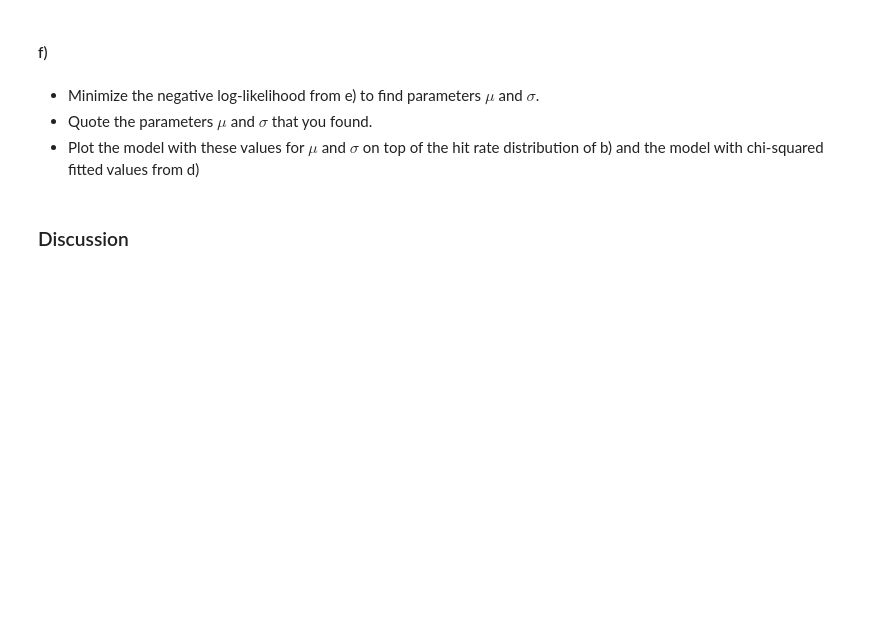
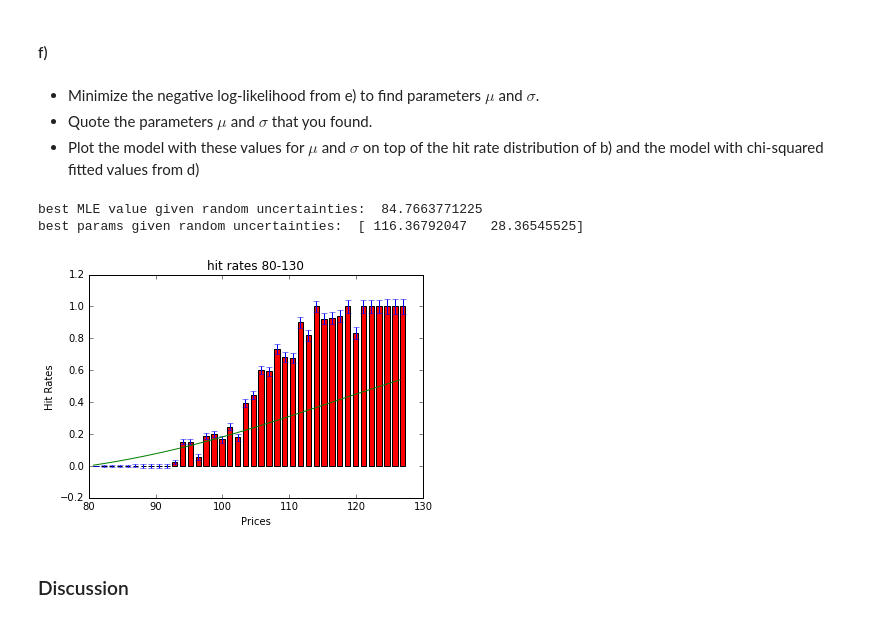
Before and after one commit to RFHO-BDSS/BDexamrevision, a Jupyter notebook: Exam/Exam-AMDBD-2016.ipynb, the cells around one changed output. Cells and saved outputs as stored; diff of their text form; code cells hidden in the pictures; blank space fills up the shorter version.

```diff
--- a/Exam/Exam-AMDBD-2016.ipynb
+++ b/Exam/Exam-AMDBD-2016.ipynb
@@ -293,3 +291,46 @@ $$
+# %%
+def MLE(data,mu,sigma):
+    y,binEdges = np.histogram([x['price'] for x in data],bins=40)
+    y_won, binEdges = np.histogram([x['price'] for x in data if x['status'] == True],bins=binEdges)
+    hits = [(1.0*x)/(1.0*y) for x, y in zip(y_won, y)]
+    bincenters = 0.5*(binEdges[1:]+binEdges[:-1])
+
+    MLE = 0
+    for i in range(len(bincenters)):
+        p = Pwin(bincenters[i],mu,sigma)
+        MLE += np.log(p) + np.log(1 - p)
+
+    return -MLE
+
+
+def H(x):
+    return MLE(data_80_130,x[0],x[1])
+
+MLE_results = []
+MLEs = []
+
+x = np.linspace(80,130,10)
+y = np.linspace(0,100,10)
+
+
+for i in range(0,2):
+    for j in range(0,2):
+        minimized = minimize(H,[x[8*i + 1],y[8*j + 1]], method='Powell')
+        MLE_results.append(minimized.x) # optimized parameters
+        MLEs.append(minimized.fun) # score of the parameter
+# %%
+best_MLE = min(MLEs)
+best_MLE_params = MLE_results[MLEs.index(best_MLE)]
+# %%
+print "best MLE value given random uncertainties: ", best_MLE
+print "best params given random uncertainties: ", best_MLE_params
+# %% [output]
+best MLE value given random uncertainties:  84.7663771225
+best params given random uncertainties:  [ 116.36792047   28.36545525]
+# %%
+plot_hit_rates_with_model(data_80_130, 'hit rates 80-130',best_MLE_params[0], best_MLE_params[1])
+# %% [output]
+[figure, added]
 # %% [markdown]
 ### Discussion
 # %% [markdown]
```
Also changed, not shown: parts of 11 cells of this notebook.
